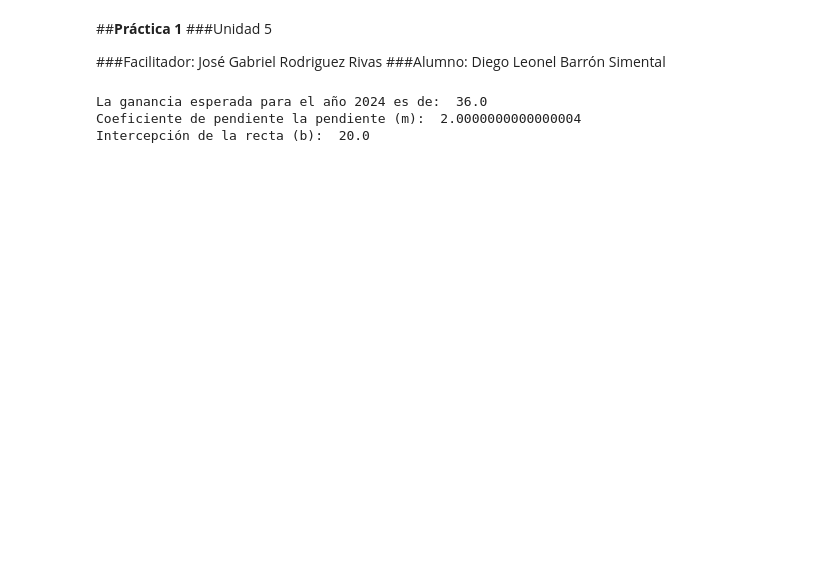
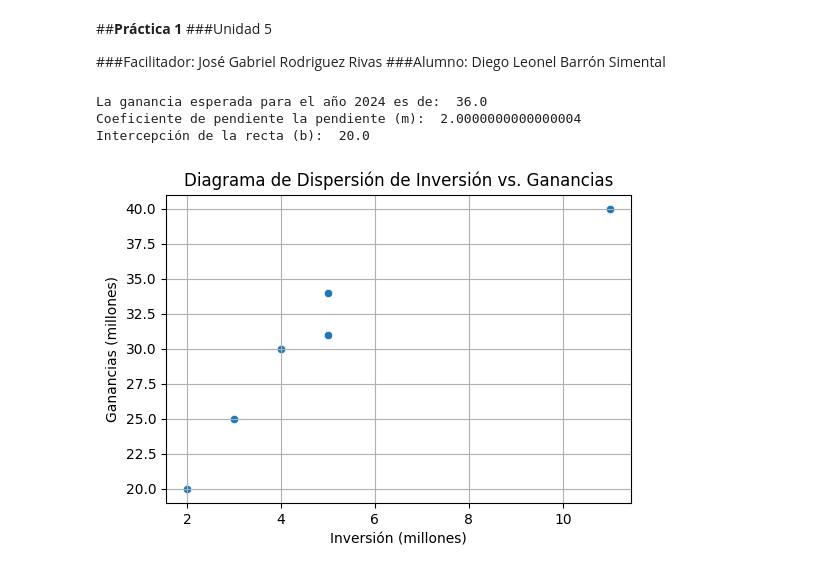
Before and after one commit to DIEGO-LEONEL-BARRON-SIMENTAL-ITD-hub/Probabilidad-y-Estad-stica, a Jupyter notebook: UNIDAD5/Practica_1.ipynb, the cells around one changed output. Cells and saved outputs as stored; diff of their text form; code cells hidden in the pictures; blank space fills up the shorter version.

```diff
--- a/UNIDAD5/Practica_1.ipynb
+++ b/UNIDAD5/Practica_1.ipynb
@@ -32,3 +32,23 @@ print("Intercepción de la recta (b): ",modelo.intercept_)
 La ganancia esperada para el año 2024 es de:  36.0
 Coeficiente de pendiente la pendiente (m):  2.0000000000000004
 Intercepción de la recta (b):  20.0
+# %%
+import matplotlib.pyplot as plt
+import seaborn as sns
+
+# Definir tamaño de la figura
+plt.figure(figsize=(6, 4))
+
+# Datos de entrada
+inversion = [2, 3, 5, 4, 11, 5]
+ganancias = [20, 25, 34, 30, 40, 31]
+
+# Dibujar el diagrama de dispersión
+sns.scatterplot(x = inversion, y = ganancias)
+plt.title('Diagrama de Dispersión de Inversión vs. Ganancias')
+plt.xlabel('Inversión (millones)')
+plt.ylabel('Ganancias (millones)')
+plt.grid(True)
+plt.show()
+# %% [output]
+[figure, added]
```
Also changed, not shown: parts of 2 cells of this notebook.
